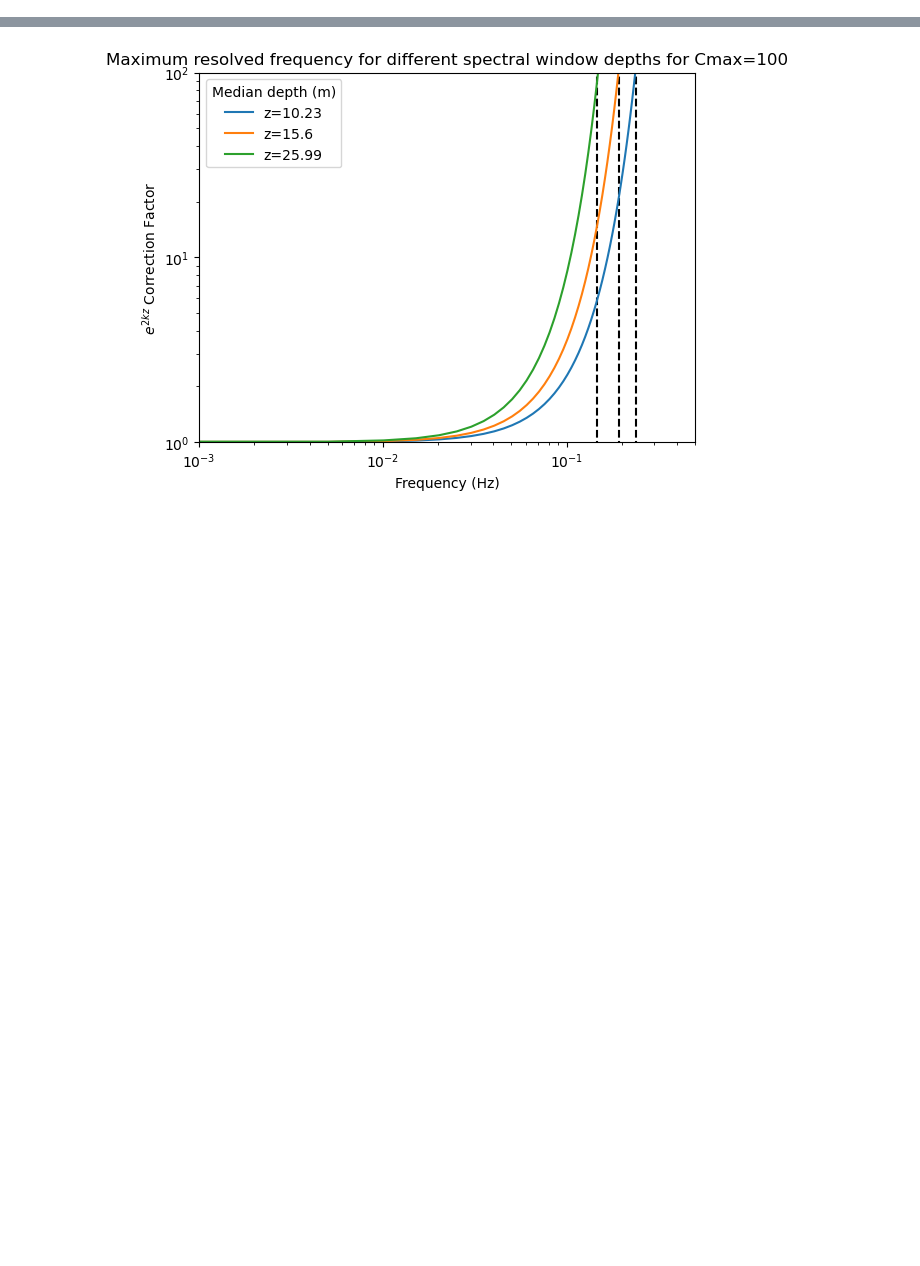
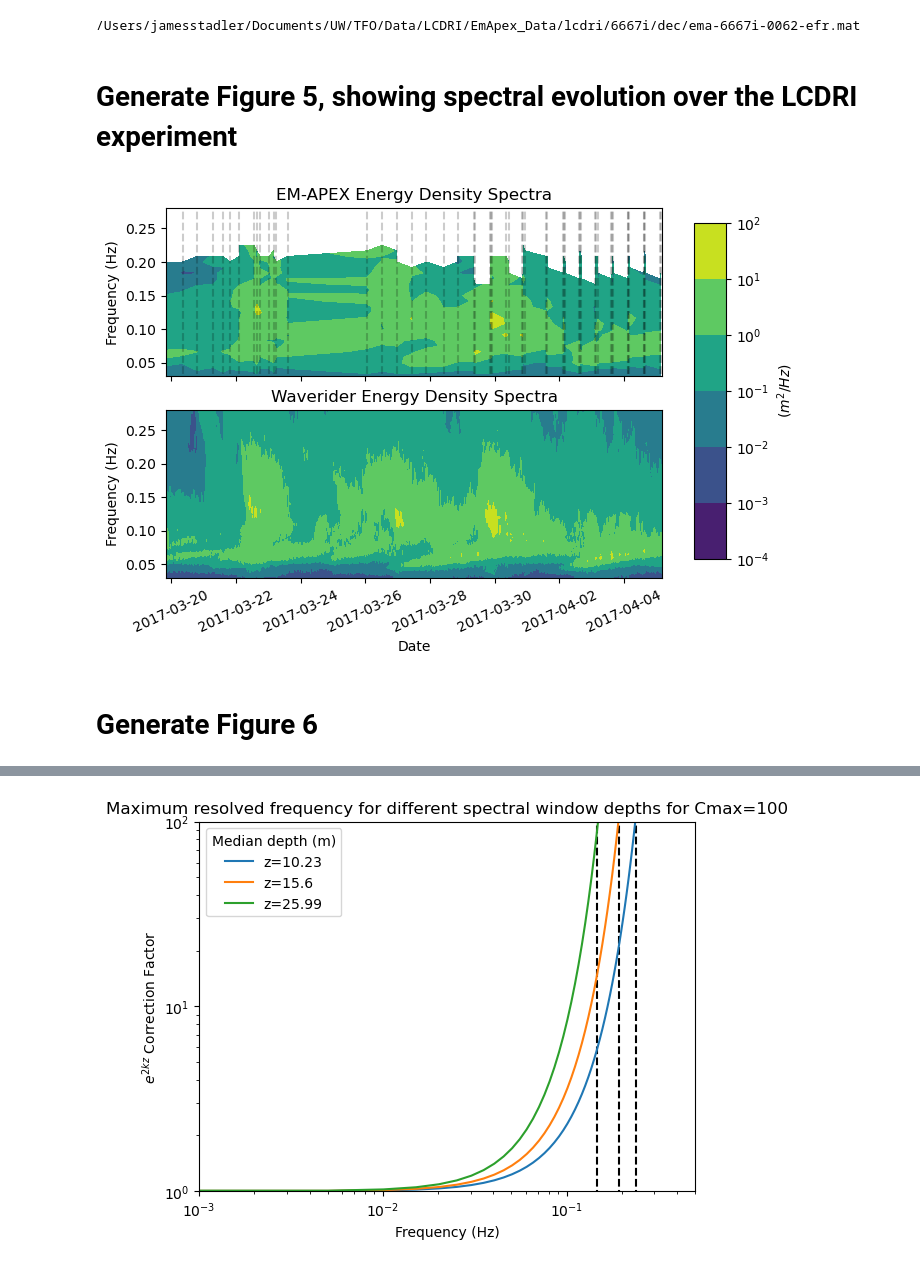
Before and after one commit to jjstadler/EMAPEX_WAVES, a Jupyter notebook: WaveProcessing/Process_LCDRI_1Hz.ipynb, the cells around one changed output, grey strips where cells are left out. Drawn from its saved outputs; the diff is of its cells as text; code cells hidden in the pictures; blank space fills up the shorter version.

```diff
--- a/WaveProcessing/Process_LCDRI_1Hz.ipynb
+++ b/WaveProcessing/Process_LCDRI_1Hz.ipynb
@@ -821,0 +30,20 @@ print(peak_freq)
+# %%
+#Directory containing all the Em-APEX Data
+fname_base = "/Users/jamesstadler/Documents/UW/TFO/Data/LCDRI/EmApex_Data/lcdri/"
+#Process EM-APEX 1Hz data
+big_arr = process_files(fname_base)
+
+
+#Unpack the results
+spec_store_sorted = big_arr[0]
+time_store_sorted = big_arr[1]
+uncertainty_store_sorted = big_arr[2]
+up_down_store_sorted = big_arr[3]
+loc_store_sorted = big_arr[4]
+prof_store_sorted = big_arr[5]
+prof_speed_store_sorted = big_arr[6]
+rotf_store_sorted = big_arr[7]
+depth_store_sorted = big_arr[8]
+fwindow = big_arr[9]
+# %% [output]
+/Users/jamesstadler/Documents/UW/TFO/Data/LCDRI/EmApex_Data/lcdri/6667i/dec/ema-6667i-0062-efr.mat
@@ -821,0 +81,2 @@ print(peak_freq)
+# %% [markdown]
+# Generate Figure 5, showing spectral evolution over the LCDRI experiment
@@ -821,0 +109,58 @@ print(peak_freq)
+# %%
+#Compare EM-APEX Spectra with Waverider. Show vertical lines at times of EM-APEX 1Hz measurements.
+
+from matplotlib import cm, ticker
+
+fig, axes = plt.subplots(nrows=2, ncols=1)
+
+#For getting uniformly-spaced x-axis
+xtick_times = ts[0::100]
+
+#p#lt.subplot(211)
+ax1=axes[0]
+ax2=axes[1]
+ax1.contourf(t_store_tbinned, fwindow, spec_store_tbinned.T, locator=ticker.LogLocator(), vmin=10**-4, vmax=10**2)
+
+ax1.tick_params(
+    axis='x',          # changes apply to the x-axis        # ticks along the top edge are off
+    labelbottom=False)
+ax1.vlines(x=t_store_tbinned, ymin=0, ymax=0.3, color='k', linestyle='--', alpha=0.2)
+ax1.set_ylim([0.03, 0.28])
+#ax1.set_yscale('log')
+ax1.set_ylabel("Frequency (Hz)")
+ax1.set_title("EM-APEX Energy Density Spectra")
+#ax1.colorbar()
+ax1.xaxis.set_ticks(xtick_times) #set the ticks to be uniform
+ax1.set_xlim([t_apex[0], t_apex[-1]])
+ax1.ticklabel_format(axis='y', style='plain')
+
+#plt.subplot(212)
+im = ax2.contourf(ts, wave_freq, energy_density.T, locator=ticker.LogLocator(), vmin=10**-4, vmax=10**2)
+
+ax2.set_ylim([0.03, 0.28])
+#ax2.set_yscale('log')
+#plt.colorbar()
+ax2.set_xlabel('Date')
+ax2.set_ylabel("Frequency (Hz)")
+ax2.set_title("Waverider Energy Density Spectra")
+ax2.xaxis.set_ticks(xtick_times) #set the ticks to be uniform
+ax2.set_xlim([t_apex[0], t_apex[-1]])
+ax2.ticklabel_format(axis='y', style='plain')
+
+
+# Rotating X-axis labels
+for tick in ax2.get_xticklabels():
+    tick.set_rotation(25)
+
+cbar_ax = fig.add_axes([0.95, 0.15, 0.05, 0.7])
+cbar = fig.colorbar(im, cax=cbar_ax)
+cbar.set_label(r'$(m^2/Hz)$', rotation=90, loc='center')
+#plt.savefig("/Users/jamesstadler/Documents/UW/TFO/Figures/LCDRI/JTECH_Paper/spectra_tseries.png", bbox_inches='tight')
+
+
+#Saving fig 5 stuff.
+#np.savez("/Users/jamesstadler/Documents/UW/TFO/Data/PaperData/Attempt2/Fig5/fig5_data", waverider_time = ts, waverider_f = wave_freq, waverider_spec = energy_density.T, apex_time = t_store_tbinned, apex_f = fwindow[1:], apex_spec = spec_store_tbinned.T)
+# %% [output]
+[figure, added]
+# %% [markdown]
+# Generate Figure 6
```
Also changed, not shown: parts of 55 cells of this notebook, 2 other files.
